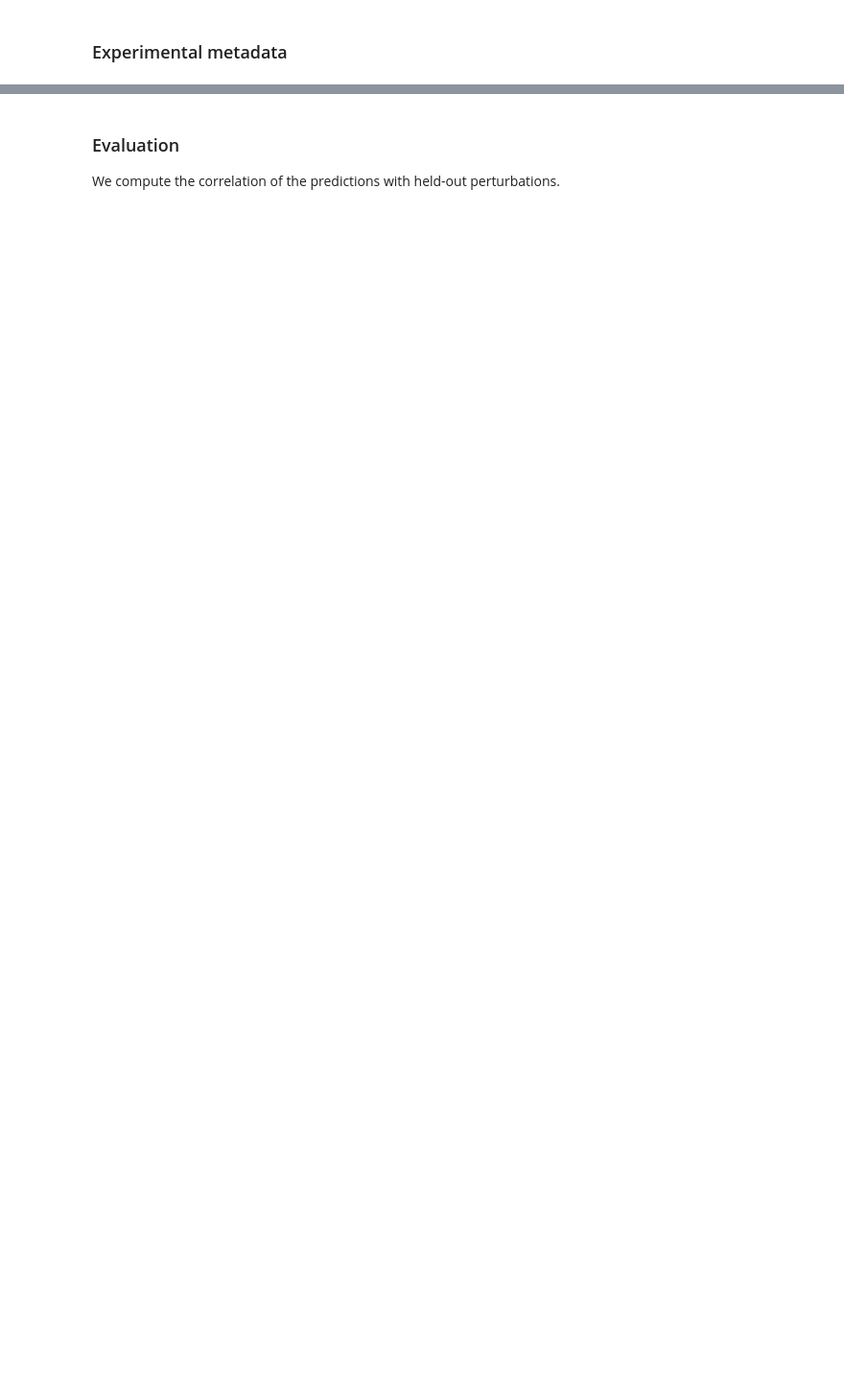
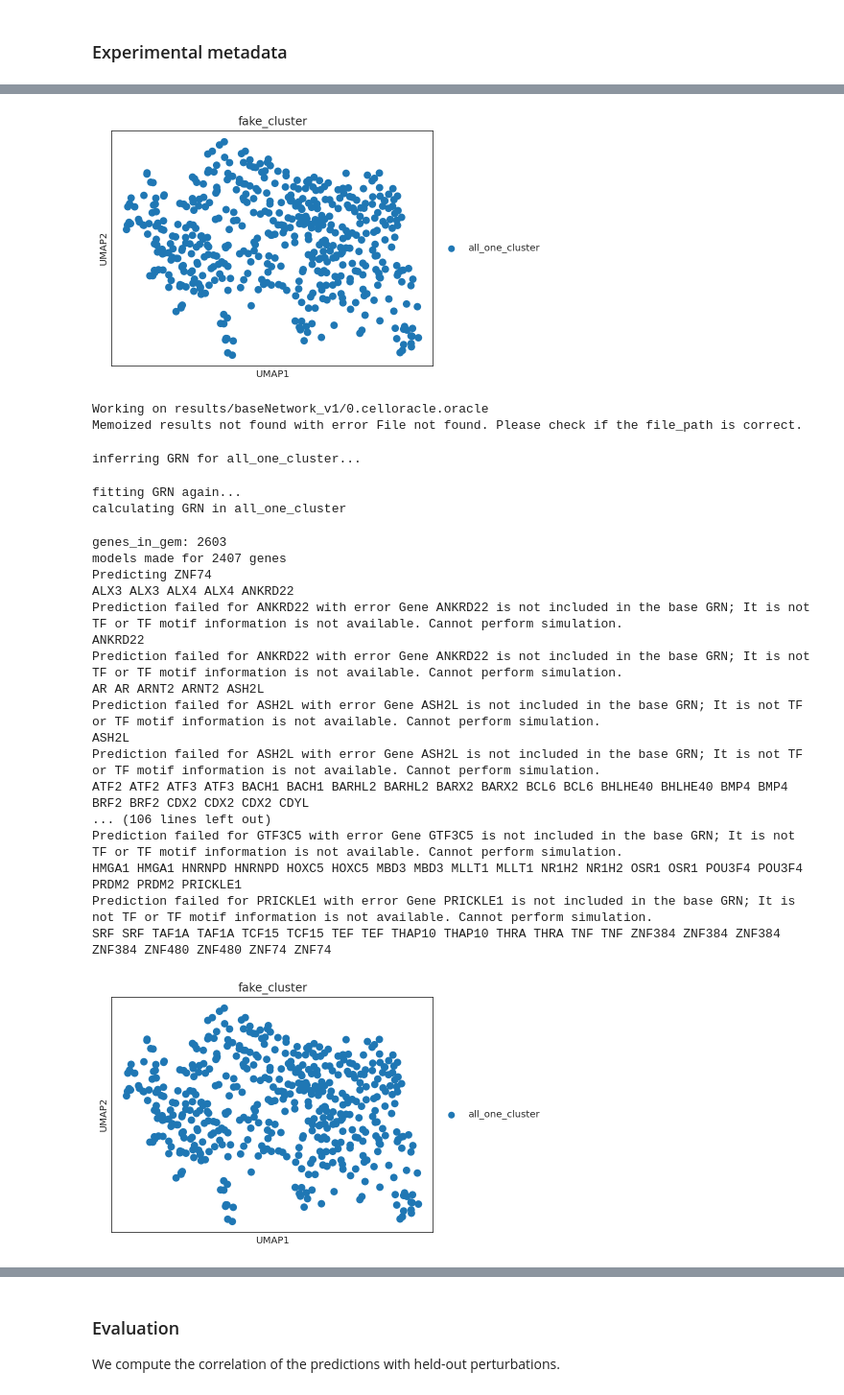
Before and after one commit to ekernf01/perturbation_benchmarking, a Jupyter notebook: experiments/baseNetwork.ipynb, the cells around one changed output, grey strips where cells are left out. Shown at 96% size. Saved outputs shown, nothing was run; the diff lists cells and outputs as text; code cells hidden in the pictures; blank space fills up the shorter version.

Commit message:
Update experiments baseNetwork, cellTypeSpecific, clusterSpecific, and pruning

```diff
--- a/experiments/baseNetwork.ipynb
+++ b/experiments/baseNetwork.ipynb
@@ -144,4 +169,4 @@ ko_lab_esc_data.obs.columns
 # %%
-allowedRegulators = set.intersection(*[set(networks[key].columns) for key in networks])
+allowedRegulators = set.union(*[set(networks[key].columns) for key in networks])
 ko_lab_esc_data_train, ko_lab_esc_data_heldout, perturbationsToPredict = \
     evaluator.splitData(ko_lab_esc_data, allowedRegulators, minTestSetSize=250)
@@ -159,11 +210,36 @@ experiments
 # %%
 predictions = {
     i: evaluator.trainCausalModelAndPredict(expression=ko_lab_esc_data_train,
                                   baseNetwork=networks[experiments.loc[i,'network']],
                                   memoizationName="results/" + EXPERIMENT_NAME + "/" + str(i) + ".celloracle.oracle",
                                   perturbations=perturbationsToPredict,
-                                  clusterColumnName = ,
+                                  clusterColumnName = "fake_cluster",
                                   pruningParameters = {"p":experiments.loc[i,'p'],
                                                        "threshold_number":experiments.loc[i,'threshold_number']})
     for i in experiments.index
 }
+# %% [output]
+[figure, added]
+Working on results/baseNetwork_v1/0.celloracle.oracle
+Memoized results not found with error File not found. Please check if the file_path is correct.
+inferring GRN for all_one_cluster...
+fitting GRN again...
+calculating GRN in all_one_cluster
+genes_in_gem: 2603
+models made for 2407 genes
+Predicting ZNF74
+ALX3 ALX3 ALX4 ALX4 ANKRD22
+Prediction failed for ANKRD22 with error Gene ANKRD22 is not included in the base GRN; It is not TF or TF motif information is not available. Cannot perform simulation.
+ANKRD22
+Prediction failed for ANKRD22 with error Gene ANKRD22 is not included in the base GRN; It is not TF or TF motif information is not available. Cannot perform simulation.
+AR AR ARNT2 ARNT2 ASH2L
+Prediction failed for ASH2L with error Gene ASH2L is not included in the base GRN; It is not TF or TF motif information is not available. Cannot perform simulation.
+ASH2L
+Prediction failed for ASH2L with error Gene ASH2L is not included in the base GRN; It is not TF or TF motif information is not available. Cannot perform simulation.
+ATF2 ATF2 ATF3 ATF3 BACH1 BACH1 BARHL2 BARHL2 BARX2 BARX2 BCL6 BCL6 BHLHE40 BHLHE40 BMP4 BMP4 BRF2 BRF2 CDX2 CDX2 CDX2 CDYL
+... (106 lines left out)
+Prediction failed for GTF3C5 with error Gene GTF3C5 is not included in the base GRN; It is not TF or TF motif information is not available. Cannot perform simulation.
+HMGA1 HMGA1 HNRNPD HNRNPD HOXC5 HOXC5 MBD3 MBD3 MLLT1 MLLT1 NR1H2 NR1H2 OSR1 OSR1 POU3F4 POU3F4 PRDM2 PRDM2 PRICKLE1
+Prediction failed for PRICKLE1 with error Gene PRICKLE1 is not included in the base GRN; It is not TF or TF motif information is not available. Cannot perform simulation.
+SRF SRF TAF1A TAF1A TCF15 TCF15 TEF TEF THAP10 THAP10 THRA THRA TNF TNF ZNF384 ZNF384 ZNF384 ZNF384 ZNF480 ZNF480 ZNF74 ZNF74
+[figure, added]
```
Also changed, not shown: parts of 12 cells of this notebook, 3 other files.
